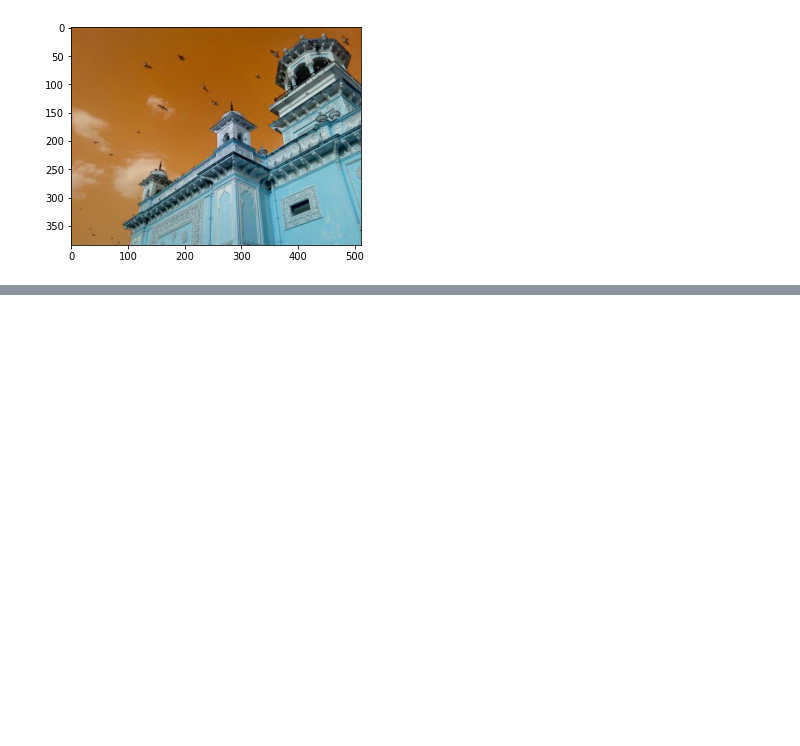
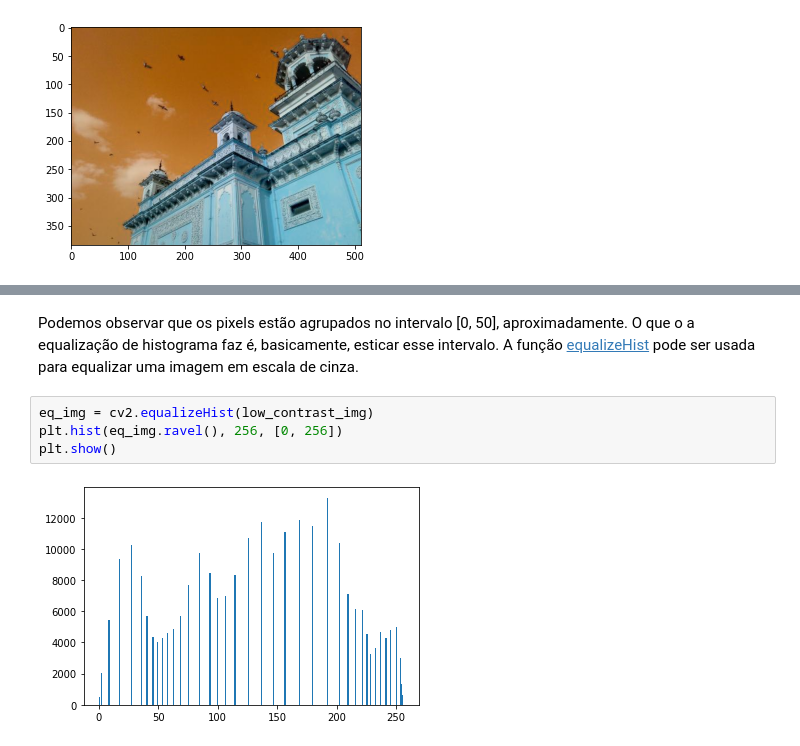
Before and after one commit to wlcosta/es235_pdi, a Jupyter notebook: 3_histogramas/histogramas.ipynb, the cells around one changed output, grey strips where cells are left out. Saved outputs shown, nothing was run; the diff lists cells and outputs as text; blank space fills up the shorter version.

```diff
--- a/3_histogramas/histogramas.ipynb
+++ b/3_histogramas/histogramas.ipynb
@@ -127,0 +143,8 @@ plt.imshow(img)
+# %% [markdown]
+Podemos observar que os pixels estão agrupados no intervalo [0, 50], aproximadamente. O que o a equalização de histograma faz é, basicamente, esticar esse intervalo. A função [equalizeHist](https://docs.opencv.org/3.4/d6/dc7/group__imgproc__hist.html#ga7e54091f0c937d49bf84152a16f76d6e) pode ser usada para equalizar uma imagem em escala de cinza.
+# %%
+eq_img = cv2.equalizeHist(low_contrast_img)
+plt.hist(eq_img.ravel(), 256, [0, 256])
+plt.show()
+# %% [output]
+[figure, added]
```
Also changed, not shown: parts of 3 cells of this notebook.
